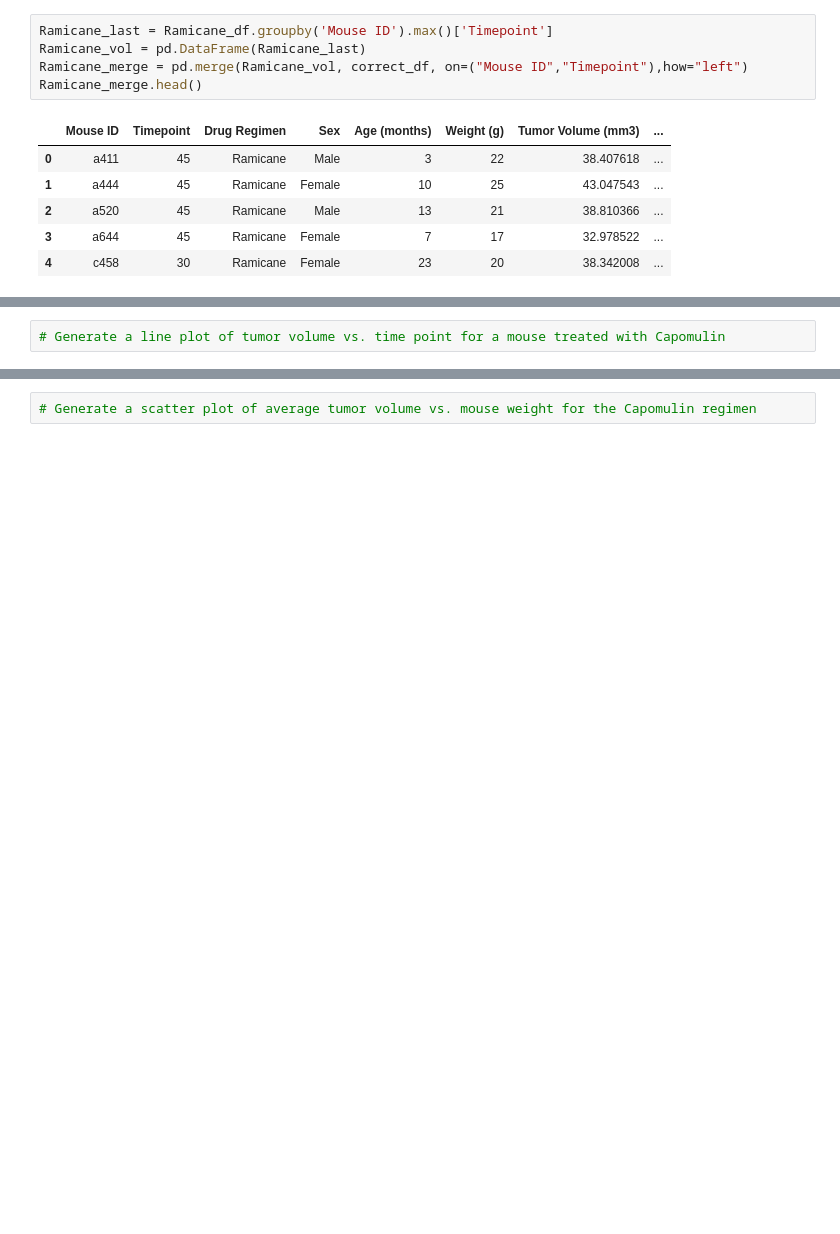
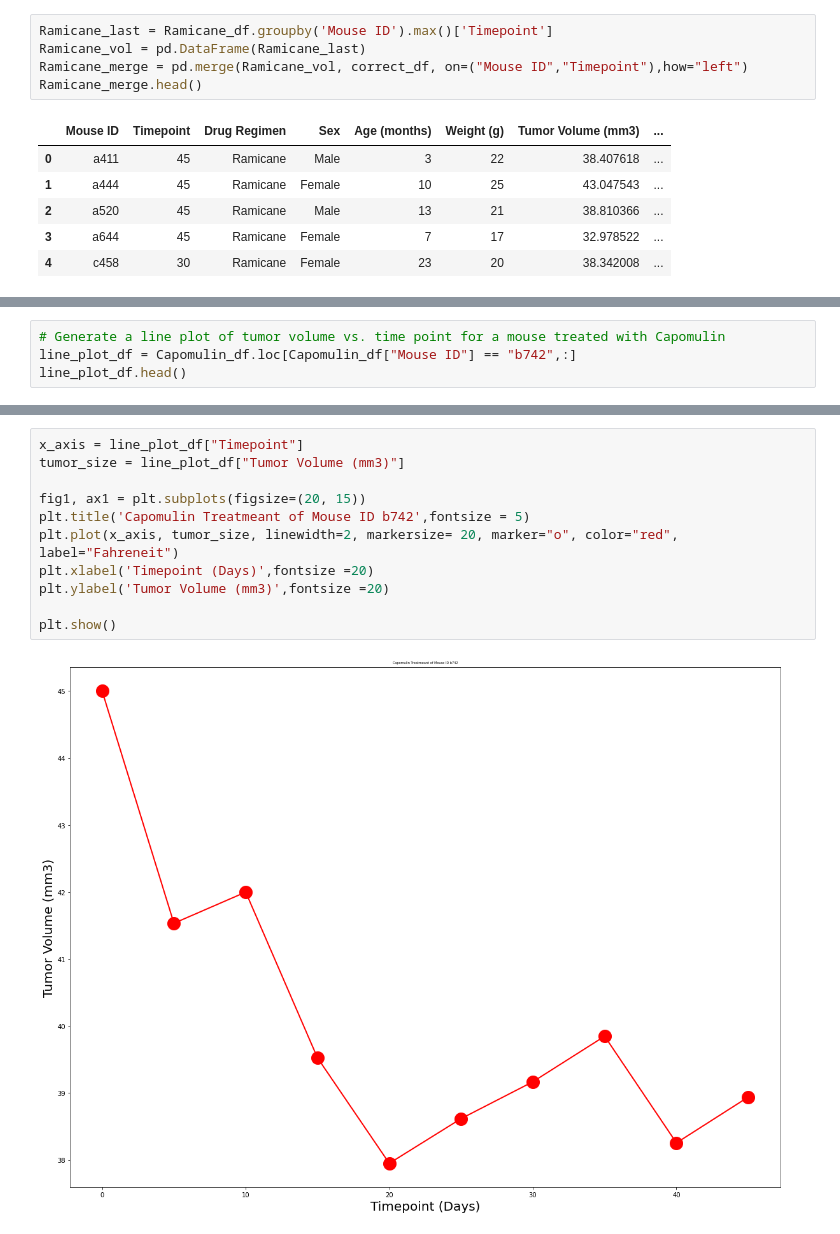
Before and after one commit to geraldwattsthethird/matplotlib-hw, a Jupyter notebook: The Power of Plots/pymaceuticals_starter.ipynb, the cells around one changed output, grey strips where cells are left out. Drawn from its saved outputs; the diff is of its cells as text; blank space fills up the shorter version.

```diff
--- a/The Power of Plots/pymaceuticals_starter.ipynb
+++ b/The Power of Plots/pymaceuticals_starter.ipynb
@@ -325,2 +446,4 @@ Ramicane_merge.head()
 # %%
 # Generate a line plot of tumor volume vs. time point for a mouse treated with Capomulin
+line_plot_df = Capomulin_df.loc[Capomulin_df["Mouse ID"] == "b742",:]
+line_plot_df.head()
@@ -327,2 +457,13 @@ Ramicane_merge.head()
-# %%
-# Generate a scatter plot of average tumor volume vs. mouse weight for the Capomulin regimen
+# %%
+x_axis = line_plot_df["Timepoint"]
+tumor_size = line_plot_df["Tumor Volume (mm3)"]
+
+fig1, ax1 = plt.subplots(figsize=(20, 15))
+plt.title('Capomulin Treatmeant of Mouse ID b742',fontsize = 5)
+plt.plot(x_axis, tumor_size, linewidth=2, markersize= 20, marker="o", color="red", label="Fahreneit")
+plt.xlabel('Timepoint (Days)',fontsize =20)
+plt.ylabel('Tumor Volume (mm3)',fontsize =20)
+
+plt.show()
+# %% [output]
+[figure, added]
```
Also changed, not shown: parts of 16 cells of this notebook.
